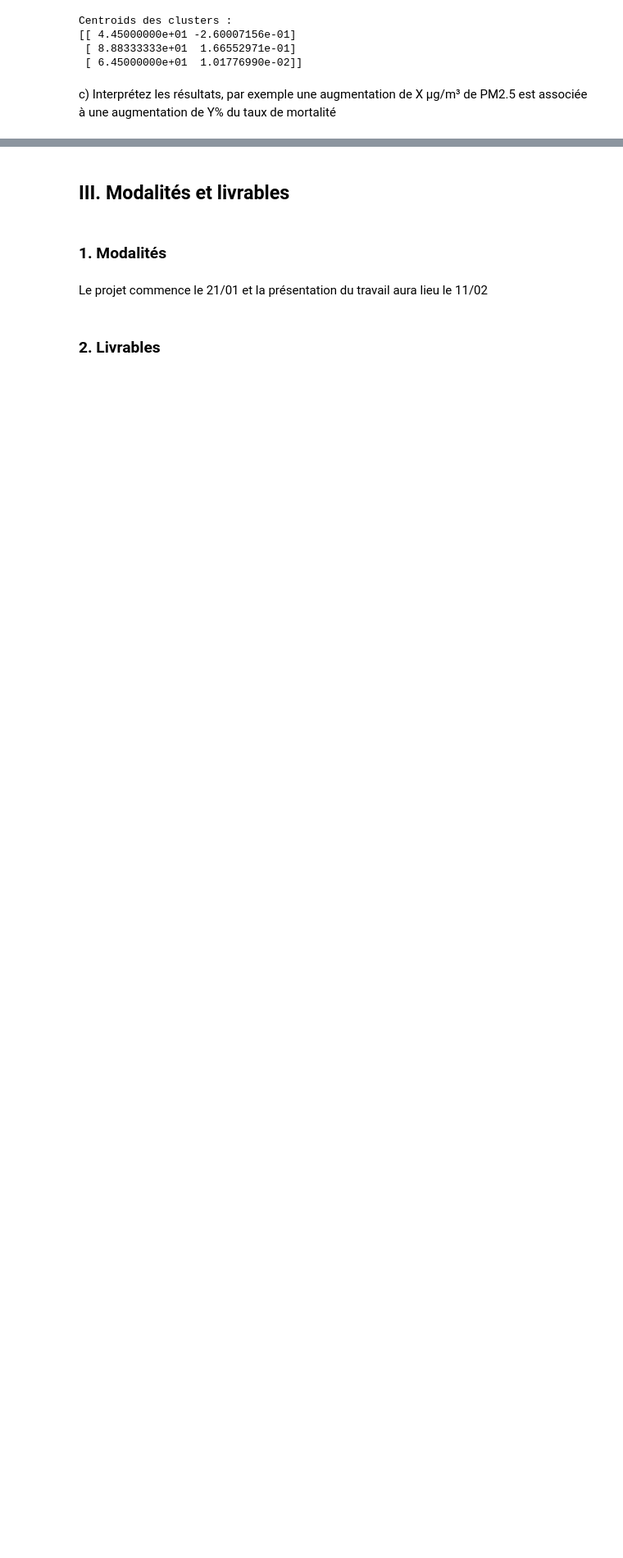
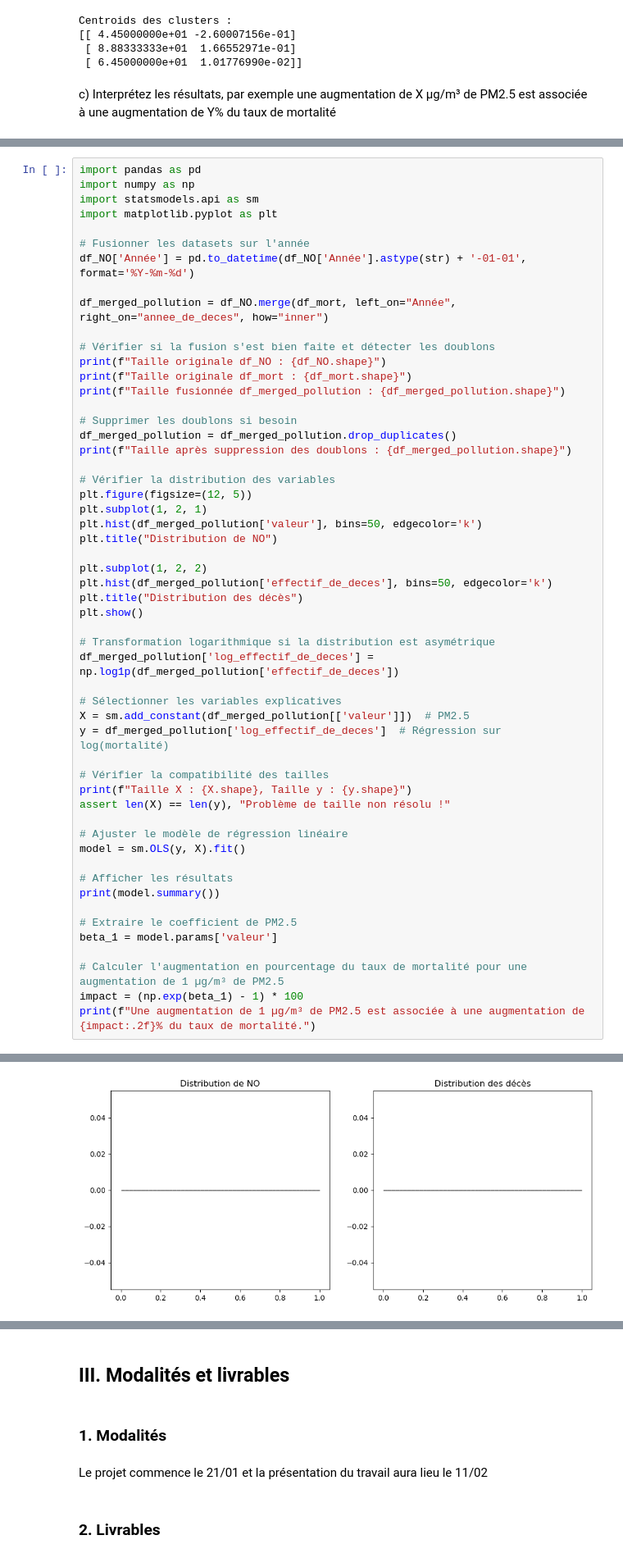
Before and after one commit to hemza1/Projet_Exploration_Donn-es, a Jupyter notebook: Projet_ED.ipynb, the cells around one changed output, grey strips where cells are left out. Shown at 82% size. Saved outputs shown, nothing was run; the diff lists cells and outputs as text; blank space fills up the shorter version.

```diff
--- a/Projet_ED.ipynb
+++ b/Projet_ED.ipynb
@@ -1627,0 +1673,55 @@ c)	Interprétez les résultats, par exemple une augmentation de X µg/m³ de PM2
+# %%
+import pandas as pd
+import numpy as np
+import statsmodels.api as sm
+import matplotlib.pyplot as plt
+
+# Fusionner les datasets sur l'année
+df_NO['Année'] = pd.to_datetime(df_NO['Année'].astype(str) + '-01-01', format='%Y-%m-%d')
+
+df_merged_pollution = df_NO.merge(df_mort, left_on="Année", right_on="annee_de_deces", how="inner")
+
+# Vérifier si la fusion s'est bien faite et détecter les doublons
+print(f"Taille originale df_NO : {df_NO.shape}")
+print(f"Taille originale df_mort : {df_mort.shape}")
+print(f"Taille fusionnée df_merged_pollution : {df_merged_pollution.shape}")
+
+# Supprimer les doublons si besoin
+df_merged_pollution = df_merged_pollution.drop_duplicates()
+print(f"Taille après suppression des doublons : {df_merged_pollution.shape}")
+
+# Vérifier la distribution des variables
+plt.figure(figsize=(12, 5))
+plt.subplot(1, 2, 1)
+plt.hist(df_merged_pollution['valeur'], bins=50, edgecolor='k')
+plt.title("Distribution de NO")
+
+plt.subplot(1, 2, 2)
+plt.hist(df_merged_pollution['effectif_de_deces'], bins=50, edgecolor='k')
+plt.title("Distribution des décès")
+plt.show()
+
+# Transformation logarithmique si la distribution est asymétrique
+df_merged_pollution['log_effectif_de_deces'] = np.log1p(df_merged_pollution['effectif_de_deces'])
+
+# Sélectionner les variables explicatives
+X = sm.add_constant(df_merged_pollution[['valeur']])  # PM2.5
+y = df_merged_pollution['log_effectif_de_deces']  # Régression sur log(mortalité)
+
+# Vérifier la compatibilité des tailles
+print(f"Taille X : {X.shape}, Taille y : {y.shape}")
+assert len(X) == len(y), "Problème de taille non résolu !"
+
+# Ajuster le modèle de régression linéaire
+model = sm.OLS(y, X).fit()
+
+# Afficher les résultats
+print(model.summary())
+
+# Extraire le coefficient de PM2.5
+beta_1 = model.params['valeur']
+
+# Calculer l'augmentation en pourcentage du taux de mortalité pour une augmentation de 1 µg/m³ de PM2.5
+impact = (np.exp(beta_1) - 1) * 100
+print(f"Une augmentation de 1 µg/m³ de PM2.5 est associée à une augmentation de {impact:.2f}% du taux de mortalité.")
+# %% [output]
@@ -1627,0 +1732 @@ c)	Interprétez les résultats, par exemple une augmentation de X µg/m³ de PM2
+[figure, added]
```
Also changed, not shown: parts of 5 cells of this notebook, 1 other file.
